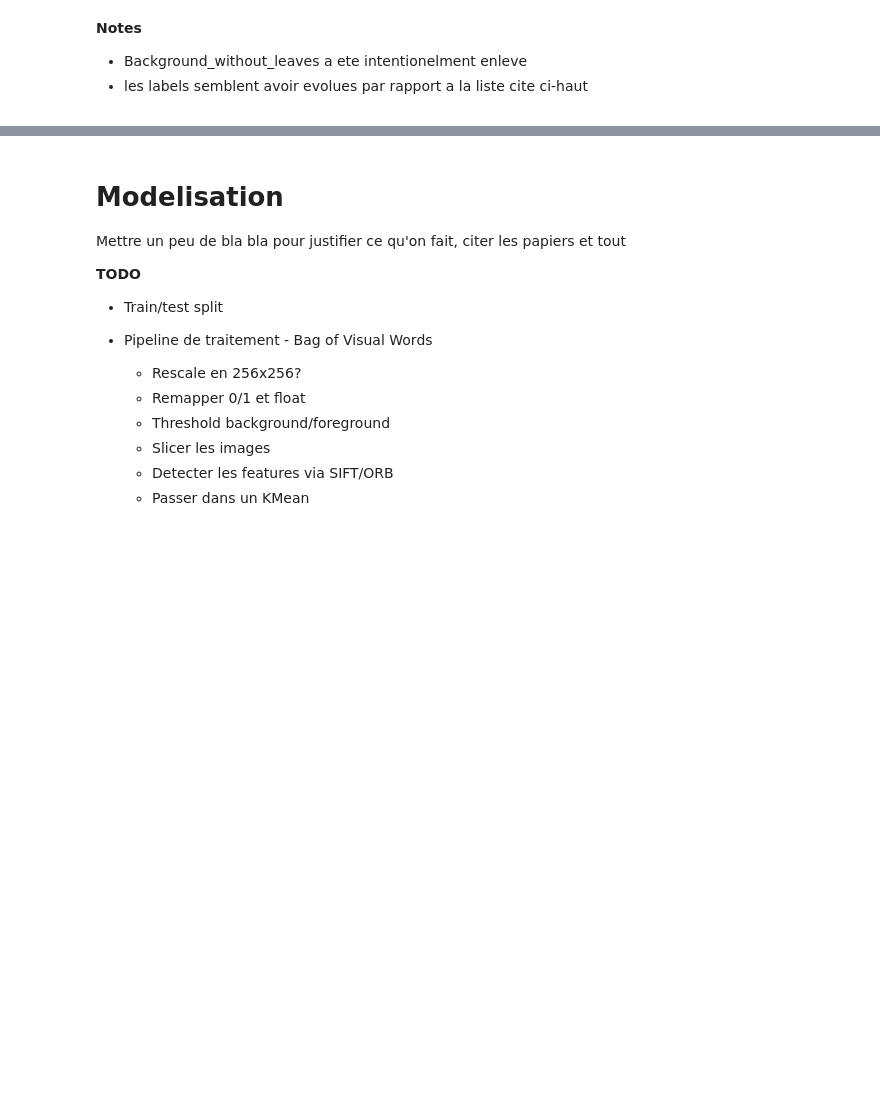
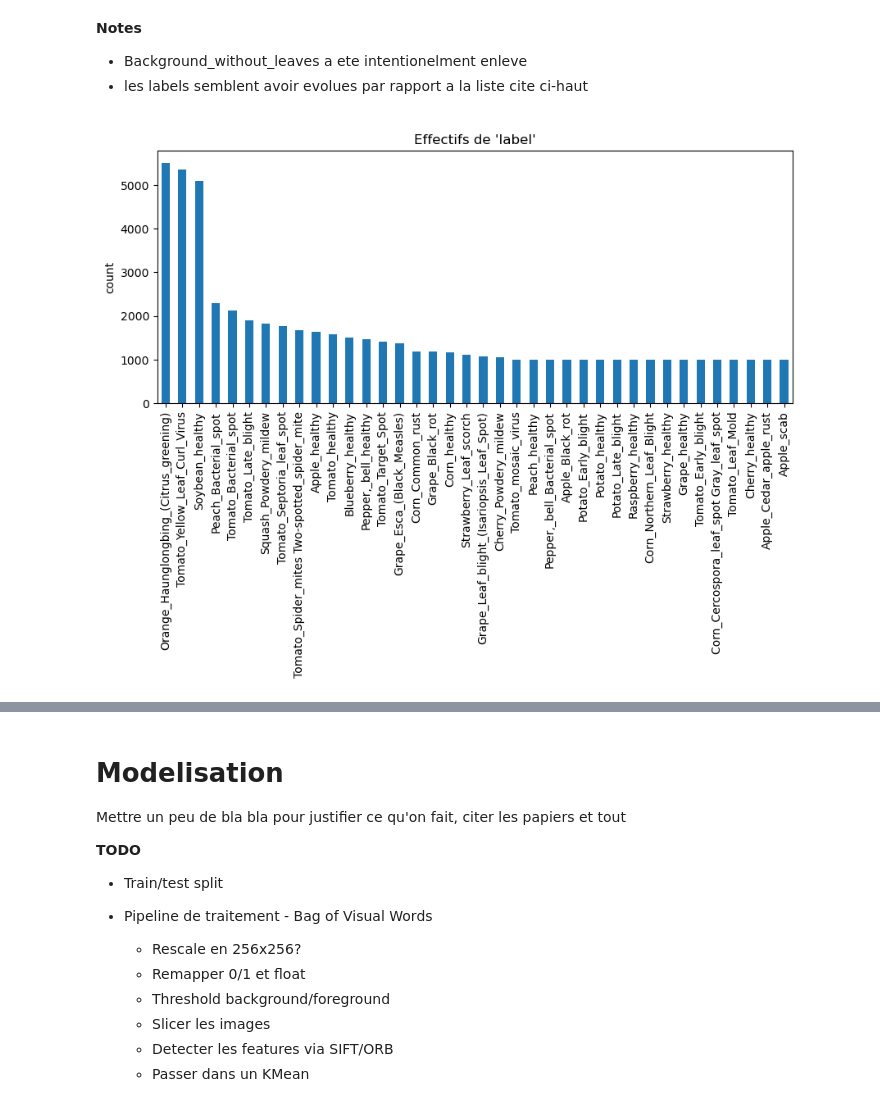
Before and after one commit to jfgagnon00/PlantVillage, a Jupyter notebook: BagOfVisualWords.ipynb, the cells around one changed output, grey strips where cells are left out. Drawn from its saved outputs; the diff is of its cells as text; code cells hidden in the pictures; blank space fills up the shorter version.

```diff
--- a/BagOfVisualWords.ipynb
+++ b/BagOfVisualWords.ipynb
@@ -97,16 +198,18 @@ display(list(labels))
 # %%
 #
 # distribution de label
 #
 FIGSIZE = (10, 4)
 
-disease_count = pv_dataset["label"].value_counts()
+disease_count = pv_dataframe["label"].value_counts()
 disease_count.sort_values(inplace=True, ascending=False)
 
 plt.figure(figsize=FIGSIZE)
 disease_count.plot.bar(title="Effectifs de 'label'",
                        ylabel="count")
 plt.show()
+# %% [output]
+[figure, added]
 # %%
 #
 # relation species/label
```
Also changed, not shown: parts of 18 cells of this notebook, 3 other files.
